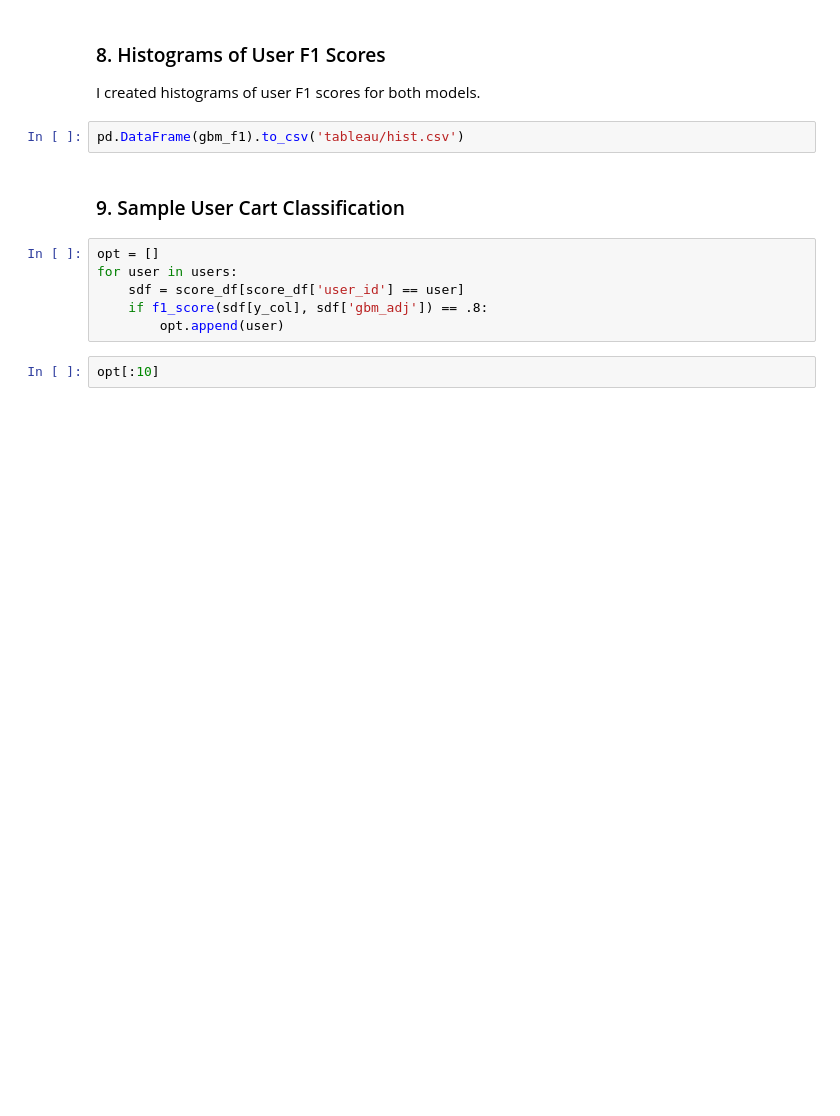
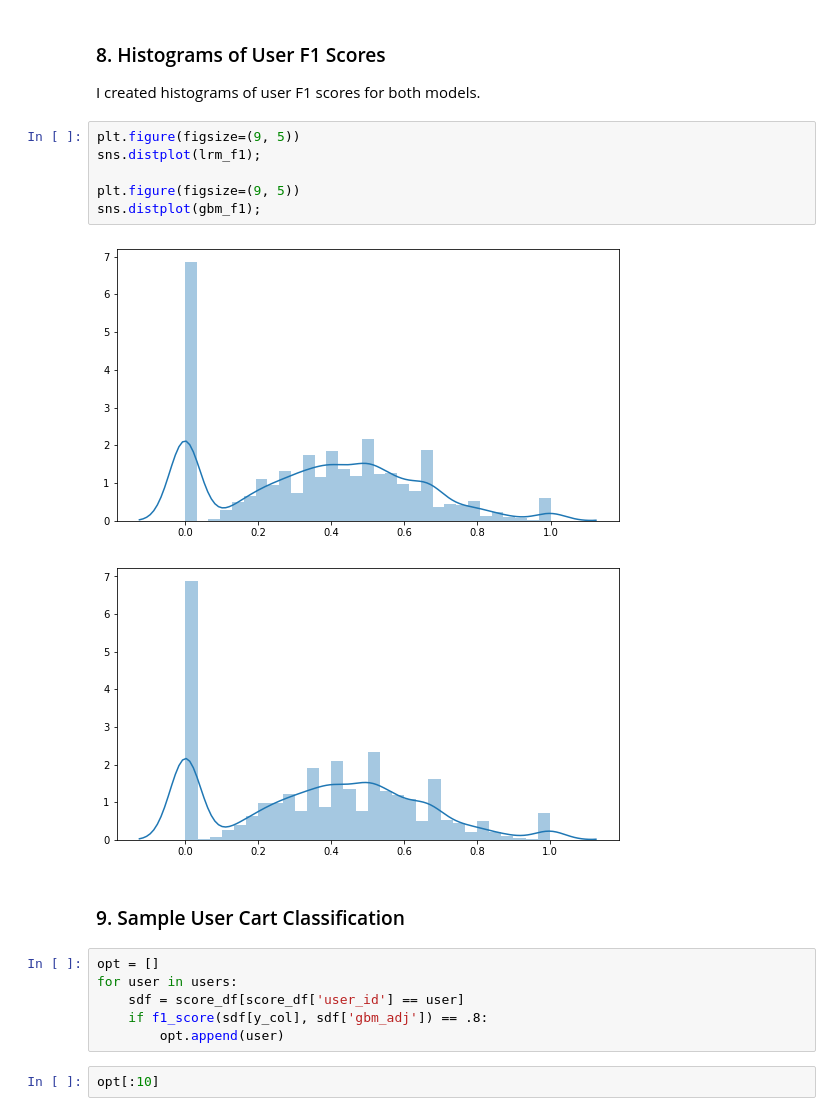
Before and after one commit to lwadya/kaggle_instacart, a Jupyter notebook: work/kaggle_instacart.ipynb, the cells around one changed output. Drawn from its saved outputs; the diff is of its cells as text; blank space fills up the shorter version.

```diff
--- a/work/kaggle_instacart.ipynb
+++ b/work/kaggle_instacart.ipynb
@@ -166,8 +188,15 @@ feature_df = pd.DataFrame({'feature': x_cols,
 <a id='sec8'></a>
 ### 8. Histograms of User F1 Scores
 I created histograms of user F1 scores for both models.
-# %%
-pd.DataFrame(gbm_f1).to_csv('tableau/hist.csv')
+# %%
+plt.figure(figsize=(9, 5))
+sns.distplot(lrm_f1);
+
+plt.figure(figsize=(9, 5))
+sns.distplot(gbm_f1);
+# %% [output]
+[figure, added]
+[figure, added]
 # %% [markdown]
 <a id='sec9'></a>
 ### 9. Sample User Cart Classification
```
Also changed, not shown: parts of 4 cells of this notebook.
